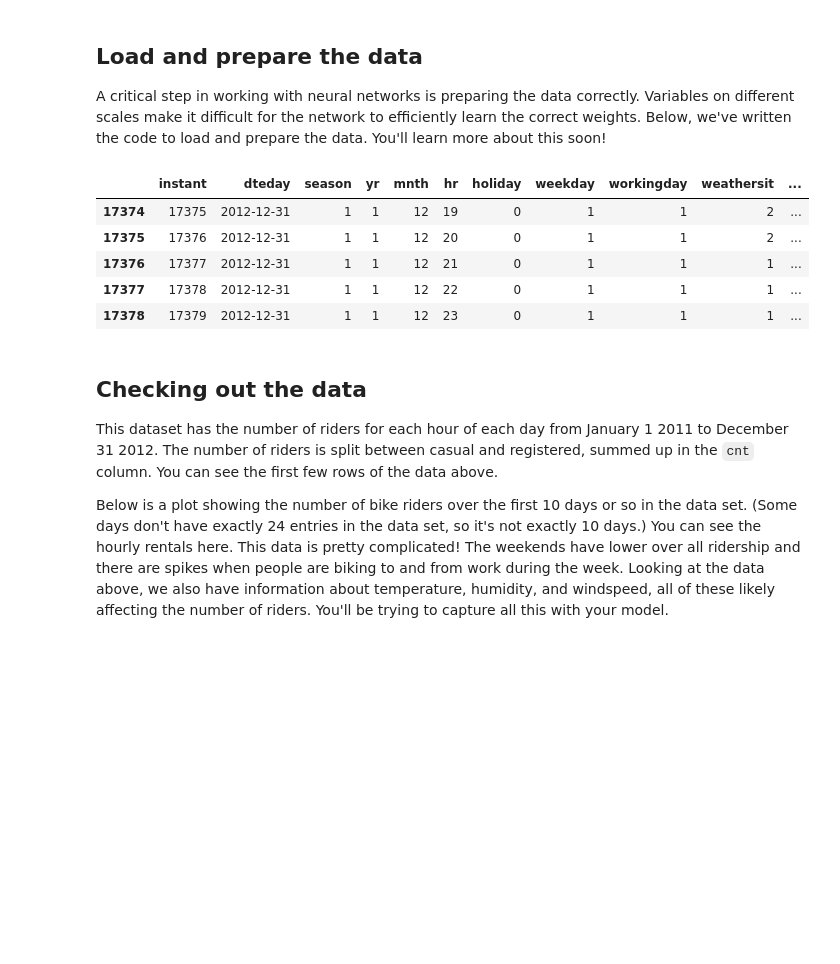
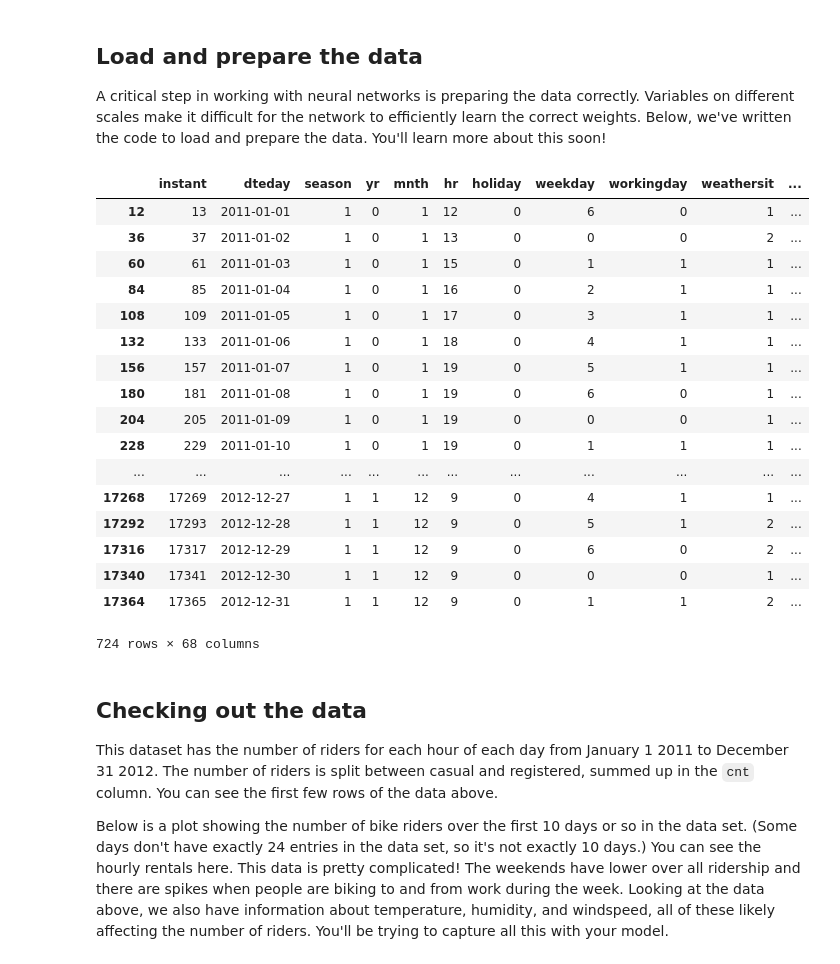
Before and after one commit to csquared/udacity-dlnd, a Jupyter notebook: first-neural-network/first_neural_network.ipynb, the cells around one changed output. Drawn from its saved outputs; the diff is of its cells as text; code cells hidden in the pictures; blank space fills up the shorter version.

```diff
--- a/first-neural-network/first_neural_network.ipynb
+++ b/first-neural-network/first_neural_network.ipynb
@@ -17,15 +17,27 @@ A critical step in working with neural networks is preparing the data correctly.
 data_path = 'Bike-Sharing-Dataset/hour.csv'
 
 rides = pd.read_csv(data_path)
-# %%
-rides.tail()
-# %% [output]
-|  | instant | dteday | season | yr | mnth | hr | holiday | weekday | workingday | weathersit | ... |
-| 17374 | 17375 | 2012-12-31 | 1 | 1 | 12 | 19 | 0 | 1 | 1 | 2 | ... |
-| 17375 | 17376 | 2012-12-31 | 1 | 1 | 12 | 20 | 0 | 1 | 1 | 2 | ... |
-| 17376 | 17377 | 2012-12-31 | 1 | 1 | 12 | 21 | 0 | 1 | 1 | 1 | ... |
-| 17377 | 17378 | 2012-12-31 | 1 | 1 | 12 | 22 | 0 | 1 | 1 | 1 | ... |
-| 17378 | 17379 | 2012-12-31 | 1 | 1 | 12 | 23 | 0 | 1 | 1 | 1 | ... |
+# %%
+rides[12::24]
+# %% [output]
+|  | instant | dteday | season | yr | mnth | hr | holiday | weekday | workingday | weathersit | ... |
+| 12 | 13 | 2011-01-01 | 1 | 0 | 1 | 12 | 0 | 6 | 0 | 1 | ... |
+| 36 | 37 | 2011-01-02 | 1 | 0 | 1 | 13 | 0 | 0 | 0 | 2 | ... |
+| 60 | 61 | 2011-01-03 | 1 | 0 | 1 | 15 | 0 | 1 | 1 | 1 | ... |
+| 84 | 85 | 2011-01-04 | 1 | 0 | 1 | 16 | 0 | 2 | 1 | 1 | ... |
+| 108 | 109 | 2011-01-05 | 1 | 0 | 1 | 17 | 0 | 3 | 1 | 1 | ... |
+| 132 | 133 | 2011-01-06 | 1 | 0 | 1 | 18 | 0 | 4 | 1 | 1 | ... |
+| 156 | 157 | 2011-01-07 | 1 | 0 | 1 | 19 | 0 | 5 | 1 | 1 | ... |
+| 180 | 181 | 2011-01-08 | 1 | 0 | 1 | 19 | 0 | 6 | 0 | 1 | ... |
+| 204 | 205 | 2011-01-09 | 1 | 0 | 1 | 19 | 0 | 0 | 0 | 1 | ... |
+| 228 | 229 | 2011-01-10 | 1 | 0 | 1 | 19 | 0 | 1 | 1 | 1 | ... |
+| ... | ... | ... | ... | ... | ... | ... | ... | ... | ... | ... | ... |
+| 17268 | 17269 | 2012-12-27 | 1 | 1 | 12 | 9 | 0 | 4 | 1 | 1 | ... |
+| 17292 | 17293 | 2012-12-28 | 1 | 1 | 12 | 9 | 0 | 5 | 1 | 2 | ... |
+| 17316 | 17317 | 2012-12-29 | 1 | 1 | 12 | 9 | 0 | 6 | 0 | 2 | ... |
+| 17340 | 17341 | 2012-12-30 | 1 | 1 | 12 | 9 | 0 | 0 | 0 | 1 | ... |
+| 17364 | 17365 | 2012-12-31 | 1 | 1 | 12 | 9 | 0 | 1 | 1 | 2 | ... |
+724 rows × 68 columns
 # %% [markdown]
 ## Checking out the data
 
```
Also changed, not shown: parts of 8 cells of this notebook.
